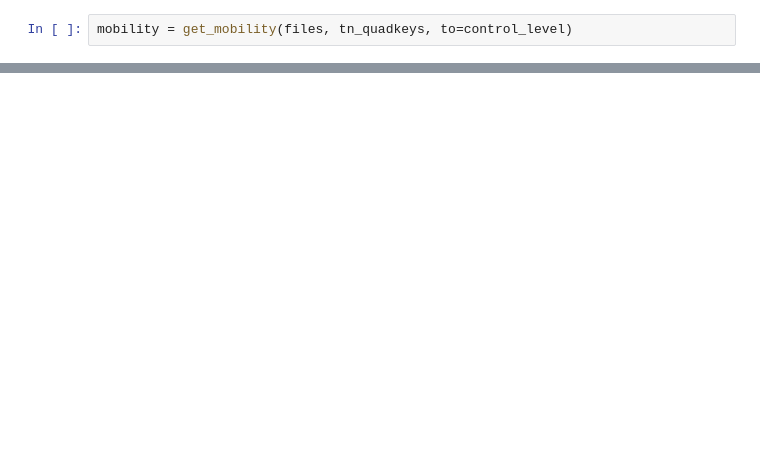
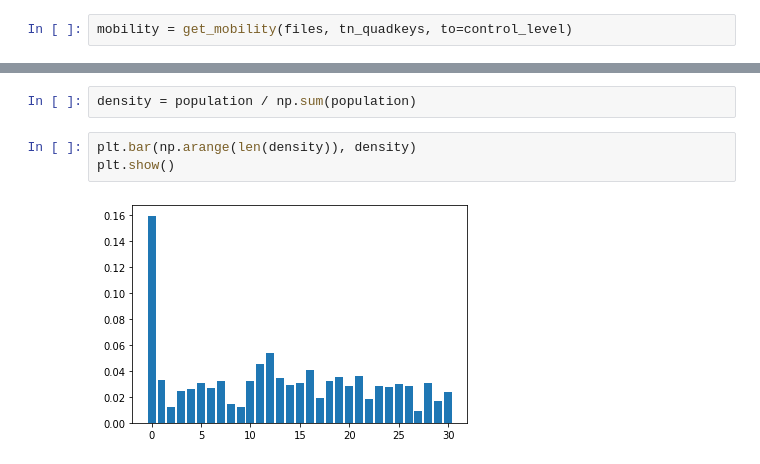
Before and after one commit to returaj/covasim, a Jupyter notebook: models/vanilla/bing_tile.ipynb, the cells around one changed output, grey strips where cells are left out. Cells and saved outputs as stored; diff of their text form; blank space fills up the shorter version.

```diff
--- a/models/vanilla/bing_tile.ipynb
+++ b/models/vanilla/bing_tile.ipynb
@@ -217,0 +256,7 @@ plt.show()
+# %%
+density = population / np.sum(population)
+# %%
+plt.bar(np.arange(len(density)), density)
+plt.show()
+# %% [output]
+[figure, added]
```
Also changed, not shown: parts of 17 cells of this notebook, 1 other file.
